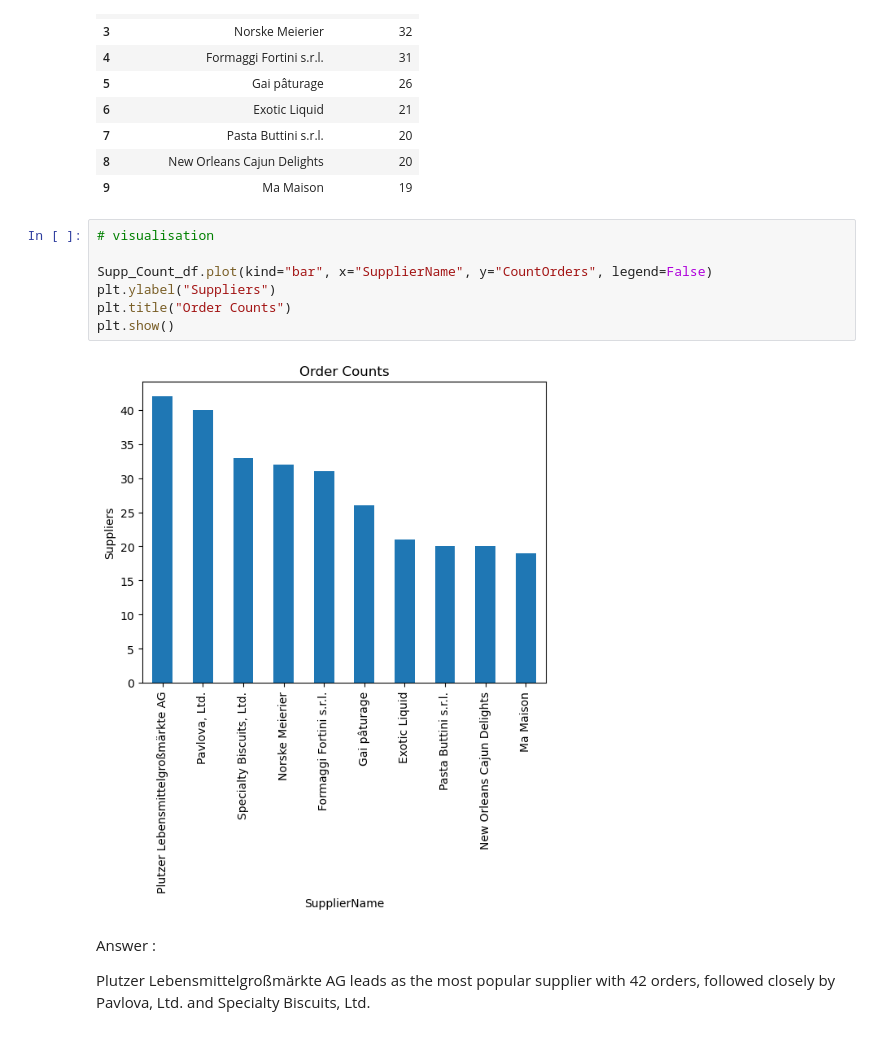
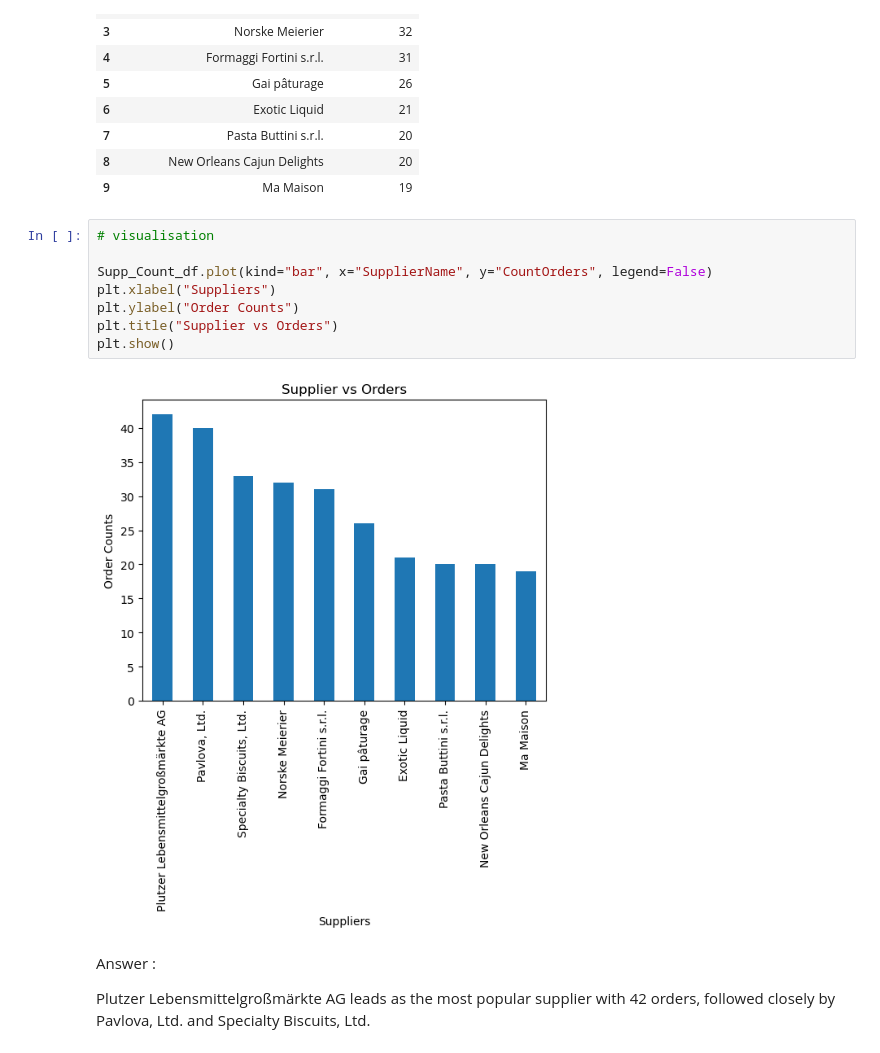
Before and after one commit to lubnaasmi/SQL_Analysis, a Jupyter notebook: adhoc_report.ipynb, the cells around one changed output. Cells and saved outputs as stored; diff of their text form.

```diff
--- a/adhoc_report.ipynb
+++ b/adhoc_report.ipynb
@@ -715,12 +715,13 @@ Supp_Count_df
 # %%
 # visualisation
 
 Supp_Count_df.plot(kind="bar", x="SupplierName", y="CountOrders", legend=False)
-plt.ylabel("Suppliers")
-plt.title("Order Counts")
+plt.xlabel("Suppliers")
+plt.ylabel("Order Counts")
+plt.title("Supplier vs Orders")
 plt.show()
 # %% [output]
-[figure, old version]
+[figure, new version]
 # %% [markdown]
 Answer :
 
```
